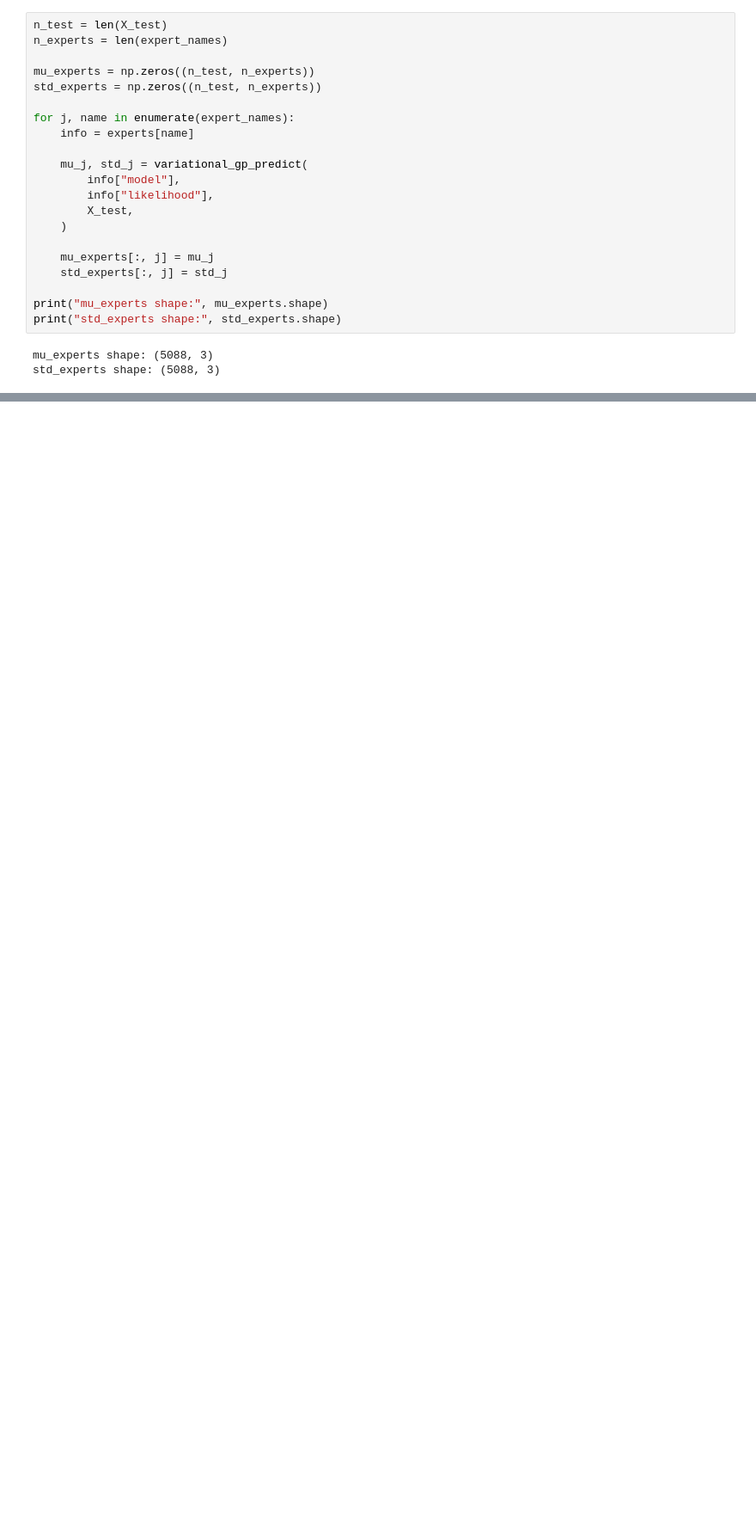
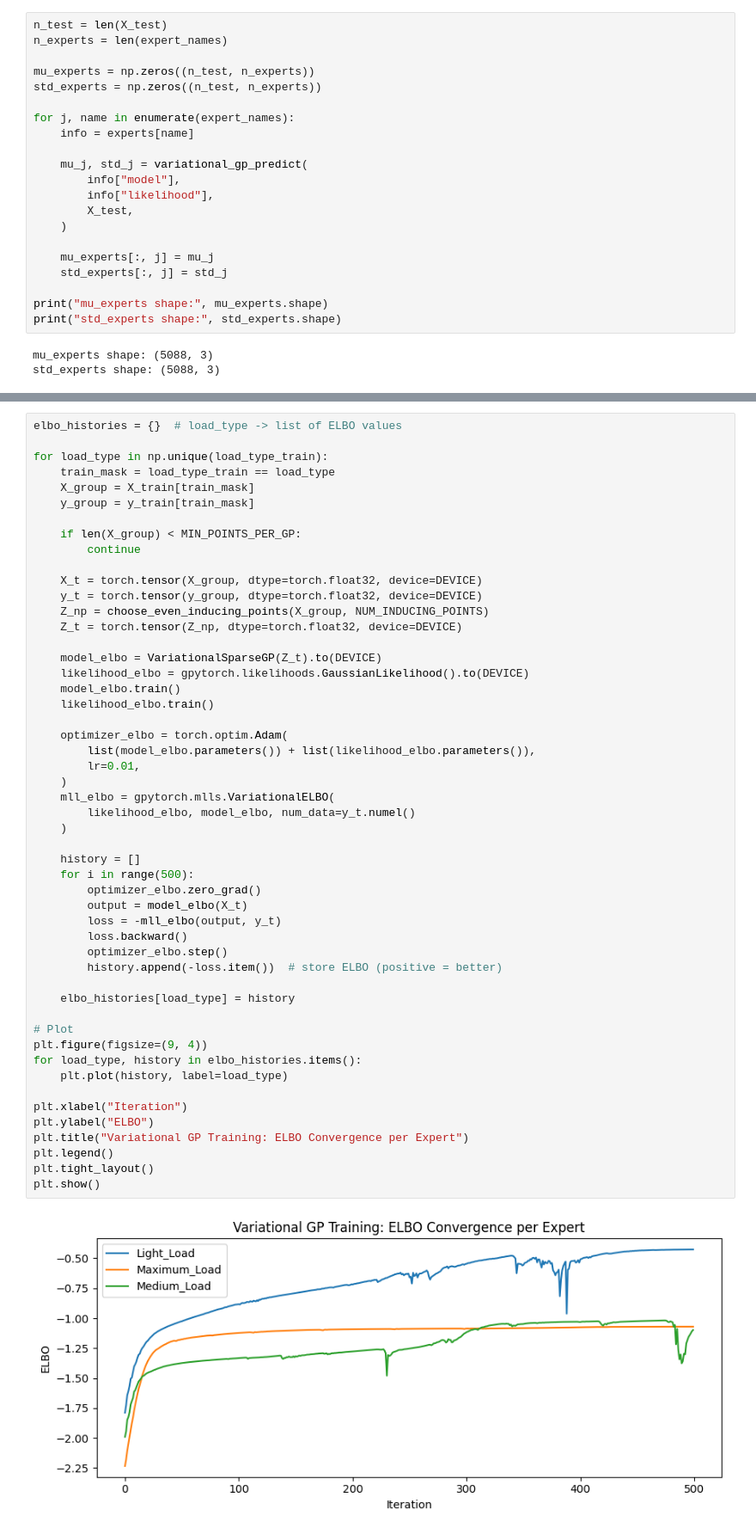
Before and after one commit to Vladikadze/Sparse-Gaussian-Process-for-Energy-Usage, a Jupyter notebook: several_sparce_gp.ipynb, the cells around one changed output, grey strips where cells are left out. Shown at 86% size. Drawn from its saved outputs; the diff is of its cells as text; blank space fills up the shorter version.

```diff
--- a/several_sparce_gp.ipynb
+++ b/several_sparce_gp.ipynb
@@ -1103,0 +1132,53 @@ plt.show()
+# %%
+elbo_histories = {}  # load_type -> list of ELBO values
+
+for load_type in np.unique(load_type_train):
+    train_mask = load_type_train == load_type
+    X_group = X_train[train_mask]
+    y_group = y_train[train_mask]
+
+    if len(X_group) < MIN_POINTS_PER_GP:
+        continue
+
+    X_t = torch.tensor(X_group, dtype=torch.float32, device=DEVICE)
+    y_t = torch.tensor(y_group, dtype=torch.float32, device=DEVICE)
+    Z_np = choose_even_inducing_points(X_group, NUM_INDUCING_POINTS)
+    Z_t = torch.tensor(Z_np, dtype=torch.float32, device=DEVICE)
+
+    model_elbo = VariationalSparseGP(Z_t).to(DEVICE)
+    likelihood_elbo = gpytorch.likelihoods.GaussianLikelihood().to(DEVICE)
+    model_elbo.train()
+    likelihood_elbo.train()
+
+    optimizer_elbo = torch.optim.Adam(
+        list(model_elbo.parameters()) + list(likelihood_elbo.parameters()),
+        lr=0.01,
+    )
+    mll_elbo = gpytorch.mlls.VariationalELBO(
+        likelihood_elbo, model_elbo, num_data=y_t.numel()
+    )
+
+    history = []
+    for i in range(500):
+        optimizer_elbo.zero_grad()
+        output = model_elbo(X_t)
+        loss = -mll_elbo(output, y_t)
+        loss.backward()
+        optimizer_elbo.step()
+        history.append(-loss.item())  # store ELBO (positive = better)
+
+    elbo_histories[load_type] = history
+
+# Plot
+plt.figure(figsize=(9, 4))
+for load_type, history in elbo_histories.items():
+    plt.plot(history, label=load_type)
+
+plt.xlabel("Iteration")
+plt.ylabel("ELBO")
+plt.title("Variational GP Training: ELBO Convergence per Expert")
+plt.legend()
+plt.tight_layout()
+plt.show()
+# %% [output]
+[figure, added]
```
Also changed, not shown: parts of 10 cells of this notebook.
